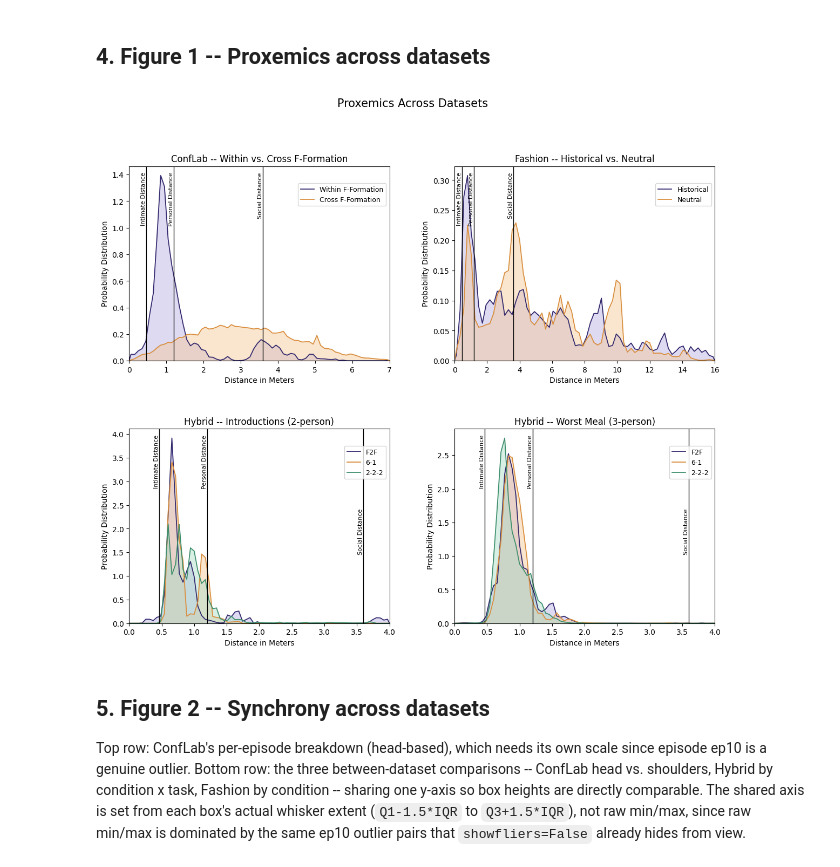
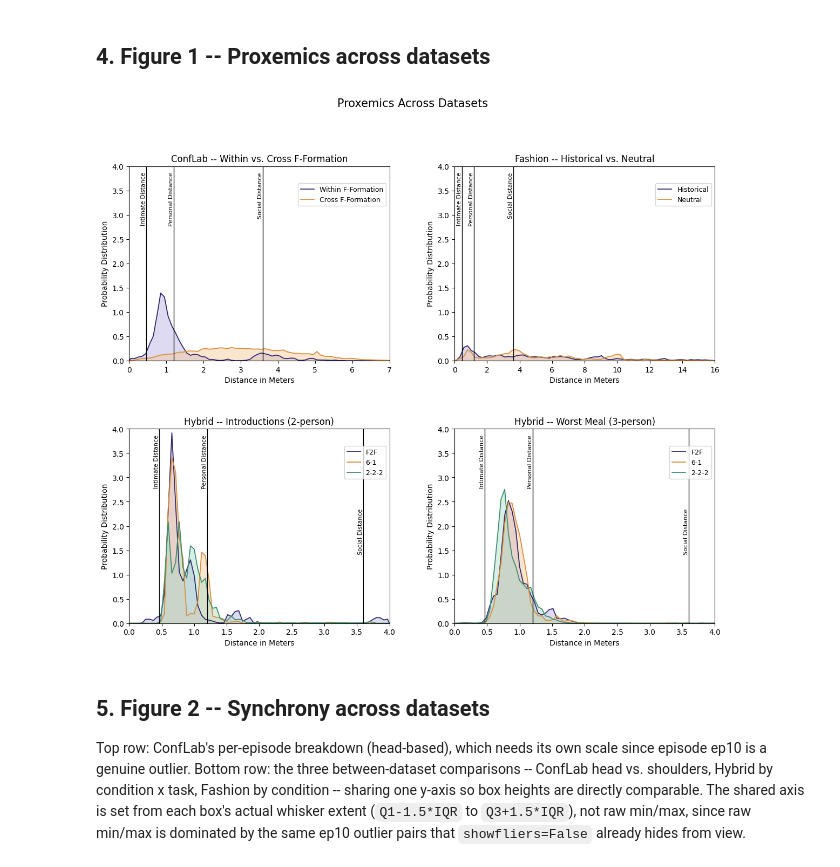
Before and after one commit to ross-johnstone/fusion-analysis, a Jupyter notebook: Notebooks/cross_dataset_comparison.ipynb, the cells around one changed output. Saved outputs shown, nothing was run; the diff lists cells and outputs as text; code cells hidden in the pictures.

```diff
--- a/Notebooks/cross_dataset_comparison.ipynb
+++ b/Notebooks/cross_dataset_comparison.ipynb
@@ -166,38 +166,38 @@ fig1 = plt.figure(figsize=(14, 11))
 gs1 = gridspec.GridSpec(2, 2, figure=fig1, hspace=0.35, wspace=0.25)
 
 ax_conflab = fig1.add_subplot(gs1[0, 0])
 plot_proxemic_distribution(
     ax_conflab,
     {'Within F-Formation': formation_dists['within'], 'Cross F-Formation': formation_dists['cross']},
-    'ConfLab -- Within vs. Cross F-Formation', xmax=7.0,
+    'ConfLab -- Within vs. Cross F-Formation', xmax=7.0, ymax=4.0,
 )
 
 ax_fashion = fig1.add_subplot(gs1[0, 1])
 plot_proxemic_distribution(
     ax_fashion,
     {FASHION_CONDITION_LABEL[c]: fashion_dists[c] for c in ['H', 'N']},
-    'Fashion -- Historical vs. Neutral', xmax=16.0,
+    'Fashion -- Historical vs. Neutral', xmax=16.0, ymax=4.0,
 )
 
 ax_hyb_intro = fig1.add_subplot(gs1[1, 0])
 plot_proxemic_distribution(
     ax_hyb_intro,
     {LEGEND_LABEL[c]: hybrid_dists[('introductions', c)] for c in HYBRID_CONDITIONS},
-    'Hybrid -- Introductions (2-person)', xmax=4.0,
+    'Hybrid -- Introductions (2-person)', xmax=4.0, ymax=4.0,
 )
 
 ax_hyb_meal = fig1.add_subplot(gs1[1, 1])
 plot_proxemic_distribution(
     ax_hyb_meal,
     {LEGEND_LABEL[c]: hybrid_dists[('worstmeal', c)] for c in HYBRID_CONDITIONS},
-    'Hybrid -- Worst Meal (3-person)', xmax=4.0,
+    'Hybrid -- Worst Meal (3-person)', xmax=4.0, ymax=4.0,
 )
 
 fig1.suptitle('Proxemics Across Datasets', fontsize=15, y=0.995)
 plt.savefig('comparison_proxemics_all_datasets.png', dpi=150, bbox_inches='tight')
 plt.show()
 # %% [output]
-[figure, old version]
+[figure, new version]
 # %% [markdown]
 ## 5. Figure 2 -- Synchrony across datasets
 
```
